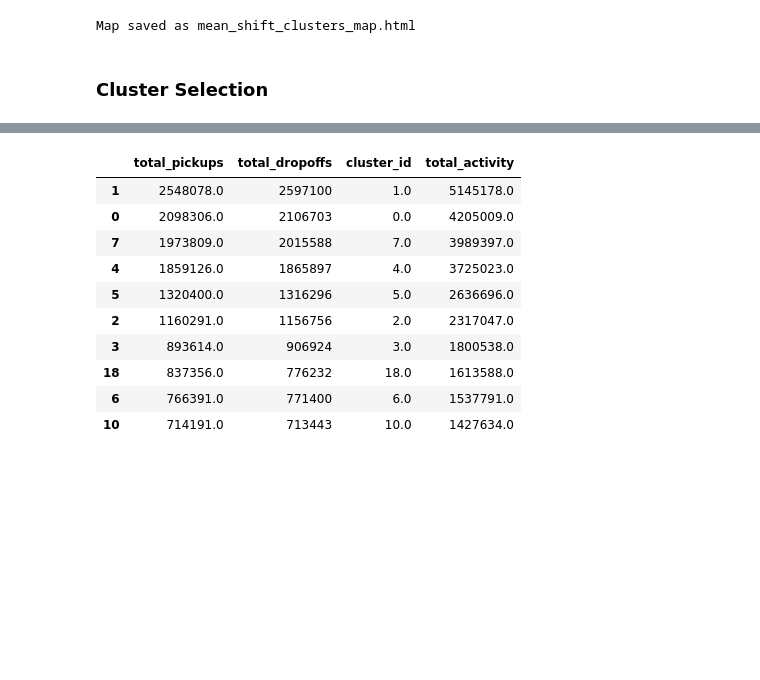
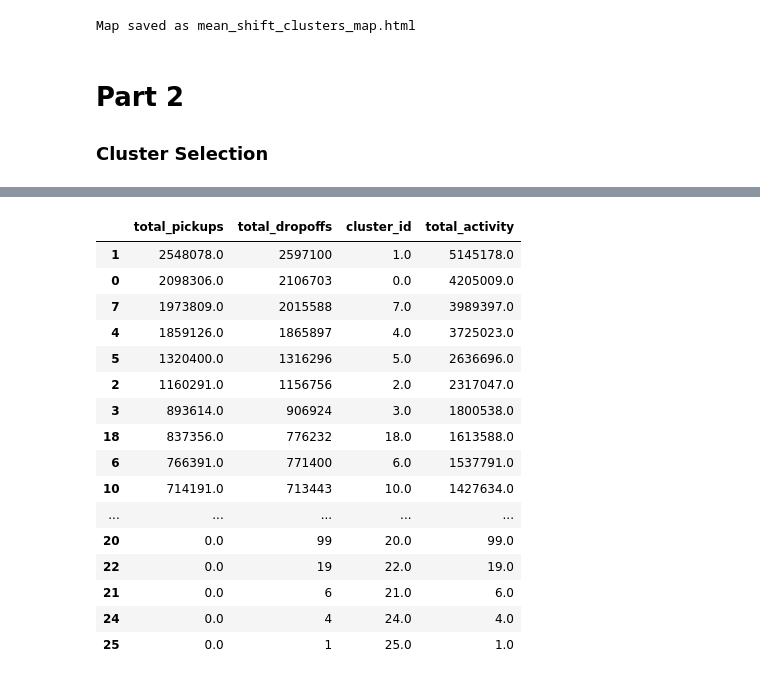
Before and after one commit to Andrejj23/city-bike, a Jupyter notebook: Georgios/mean_shift_clustering.ipynb, the cells around one changed output, grey strips where cells are left out. Cells and saved outputs as stored; diff of their text form; code cells hidden in the pictures; blank space fills up the shorter version.

Commit message:
Implement feature X, next up finilizing part 2 of mean shift

```diff
--- a/Georgios/mean_shift_clustering.ipynb
+++ b/Georgios/mean_shift_clustering.ipynb
@@ -459,6 +459,7 @@ print("Map saved as mean_shift_clusters_map.html")
 # %% [output]
 Map saved as mean_shift_clusters_map.html
 # %% [markdown]
+# Part 2
 ### Cluster Selection
 # %%
 df_merged  = data.merge(stations[['station_id','mean_shift_cluster']],
@@ -501,16 +502,22 @@ cluster_stats["total_activity"] = cluster_stats["total_pickups"] + cluster_stats
 # %%
 cluster_stats_sorted = cluster_stats.sort_values(by="total_activity", ascending=False)
 
-cluster_stats_sorted.head(10)
+cluster_stats_sorted
 # %% [output]
 |  | total_pickups | total_dropoffs | cluster_id | total_activity |
 | 1 | 2548078.0 | 2597100 | 1.0 | 5145178.0 |
 | 0 | 2098306.0 | 2106703 | 0.0 | 4205009.0 |
 | 7 | 1973809.0 | 2015588 | 7.0 | 3989397.0 |
 | 4 | 1859126.0 | 1865897 | 4.0 | 3725023.0 |
 | 5 | 1320400.0 | 1316296 | 5.0 | 2636696.0 |
 | 2 | 1160291.0 | 1156756 | 2.0 | 2317047.0 |
 | 3 | 893614.0 | 906924 | 3.0 | 1800538.0 |
 | 18 | 837356.0 | 776232 | 18.0 | 1613588.0 |
 | 6 | 766391.0 | 771400 | 6.0 | 1537791.0 |
 | 10 | 714191.0 | 713443 | 10.0 | 1427634.0 |
+| ... | ... | ... | ... | ... |
+| 20 | 0.0 | 99 | 20.0 | 99.0 |
+| 22 | 0.0 | 19 | 22.0 | 19.0 |
+| 21 | 0.0 | 6 | 21.0 | 6.0 |
+| 24 | 0.0 | 4 | 24.0 | 4.0 |
+| 25 | 0.0 | 1 | 25.0 | 1.0 |
```
Also changed, not shown: parts of 3 cells of this notebook.
